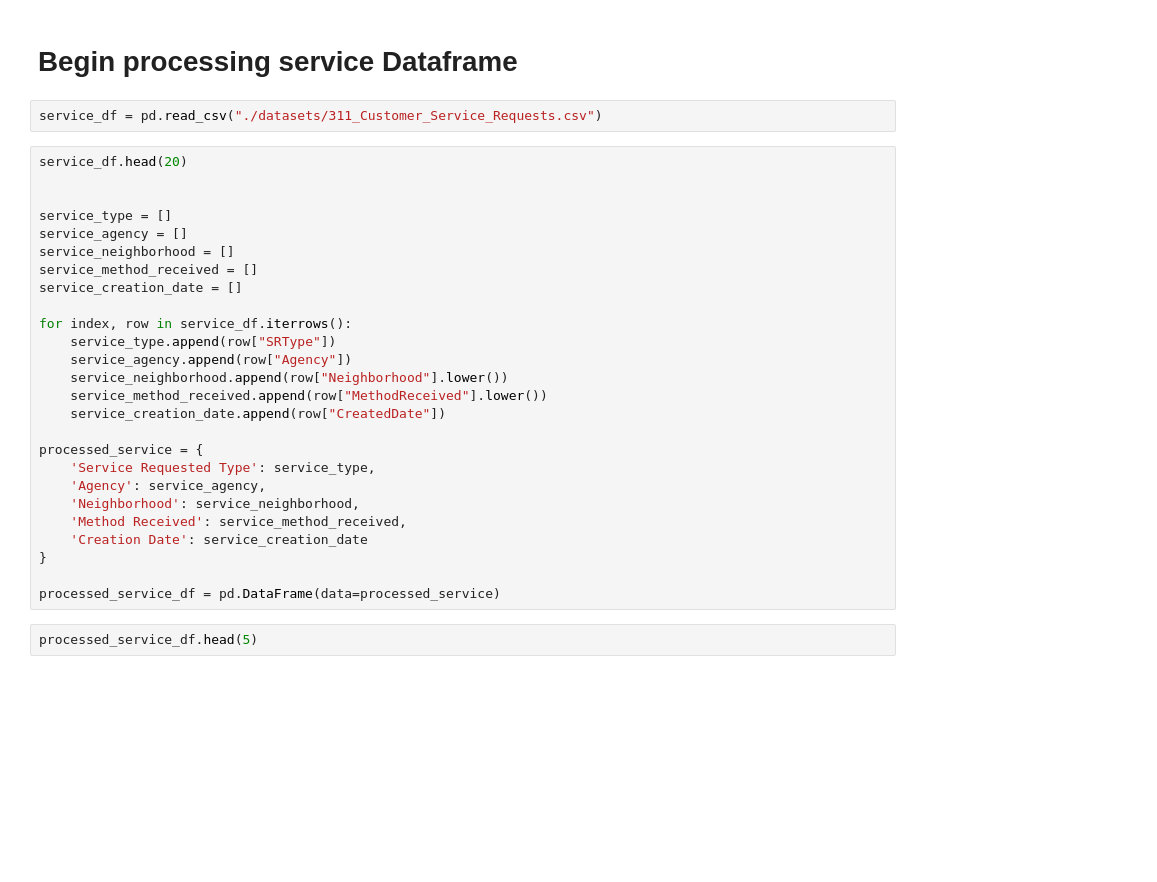
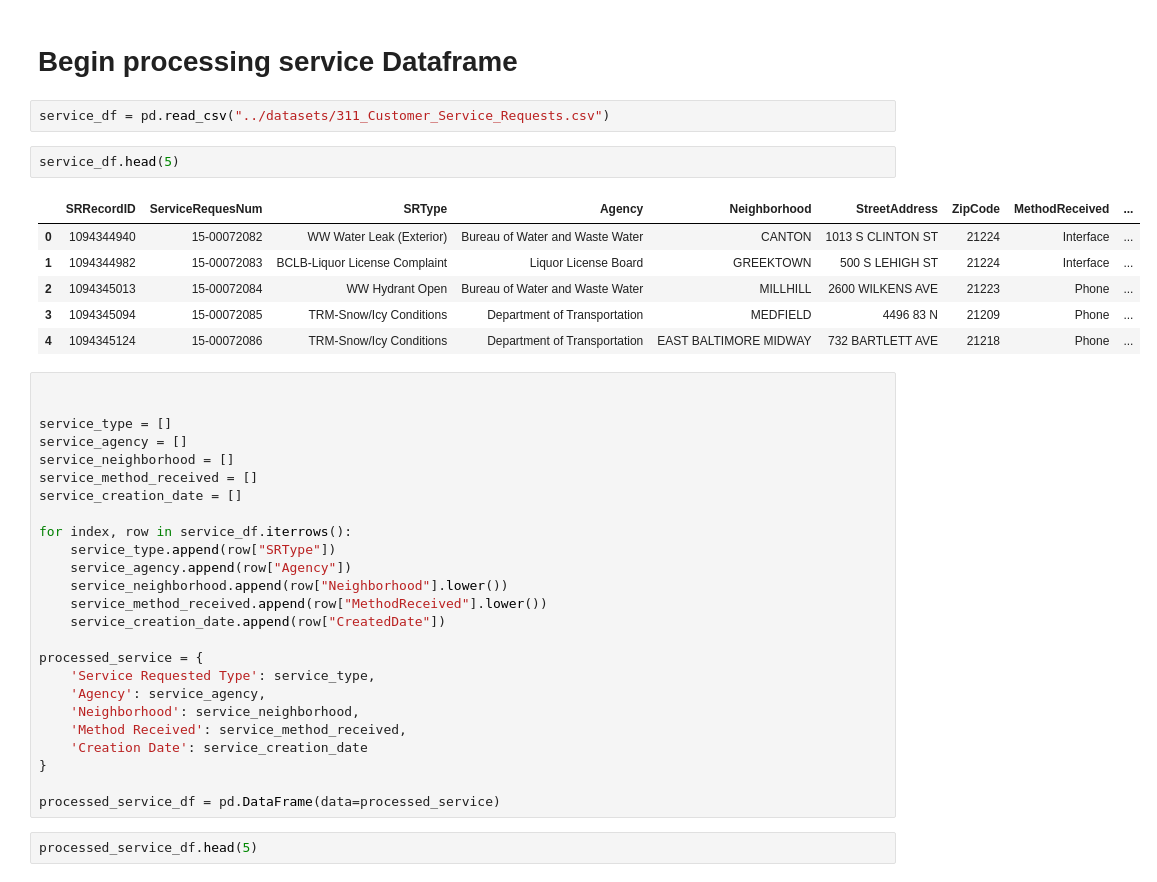
Before and after one commit to Jaime5/CS491-DS-Project, a Jupyter notebook: python_processing/process.ipynb, the cells around one changed output. Drawn from its saved outputs; the diff is of its cells as text; blank space fills up the shorter version.

```diff
--- a/python_processing/process.ipynb
+++ b/python_processing/process.ipynb
@@ -121,9 +122,17 @@ unique_crime_neighborhoods = np.unique(processed_crime_df["Neighborhood"])
 # %% [markdown]
 # Begin processing service Dataframe
 # %%
-service_df = pd.read_csv("./datasets/311_Customer_Service_Requests.csv")
+service_df = pd.read_csv("../datasets/311_Customer_Service_Requests.csv")
+# %%
+service_df.head(5)
+# %% [output]
+|  | SRRecordID | ServiceRequesNum | SRType | Agency | Neighborhood | StreetAddress | ZipCode | MethodReceived | ... |
+| 0 | 1094344940 | 15-00072082 | WW Water Leak (Exterior) | Bureau of Water and Waste Water | CANTON | 1013 S CLINTON ST | 21224 | Interface | ... |
+| 1 | 1094344982 | 15-00072083 | BCLB-Liquor License Complaint | Liquor License Board | GREEKTOWN | 500 S LEHIGH ST | 21224 | Interface | ... |
+| 2 | 1094345013 | 15-00072084 | WW Hydrant Open | Bureau of Water and Waste Water | MILLHILL | 2600 WILKENS AVE | 21223 | Phone | ... |
+| 3 | 1094345094 | 15-00072085 | TRM-Snow/Icy Conditions | Department of Transportation | MEDFIELD | 4496 83 N | 21209 | Phone | ... |
+| 4 | 1094345124 | 15-00072086 | TRM-Snow/Icy Conditions | Department of Transportation | EAST BALTIMORE MIDWAY | 732 BARTLETT AVE | 21218 | Phone | ... |
 # %%
-service_df.head(20)
 
 
 service_type = []
```
Also changed, not shown: parts of 10 cells of this notebook, 1 other file.
